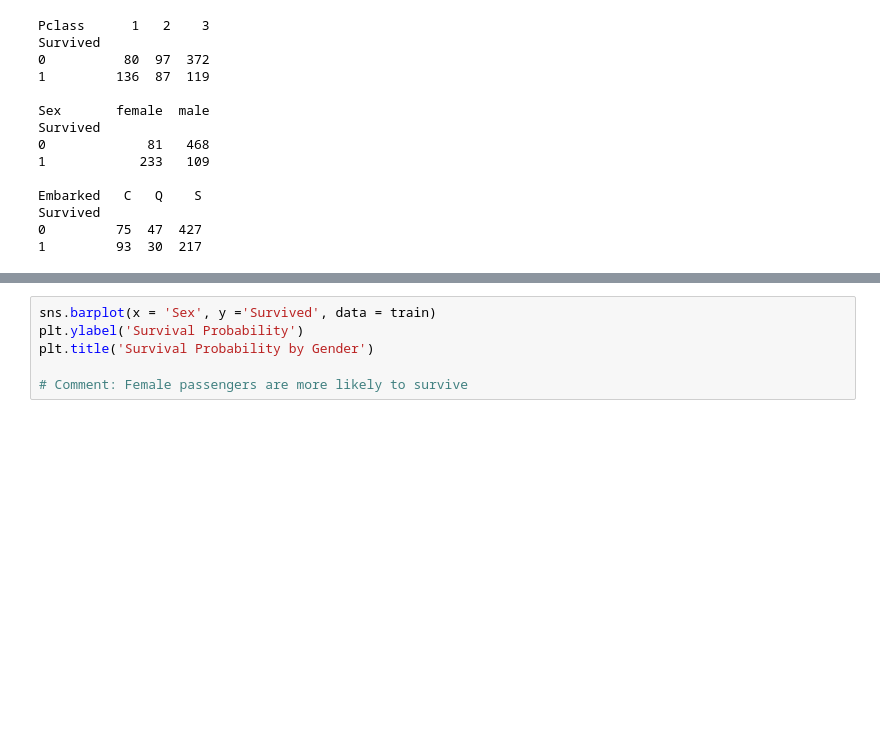
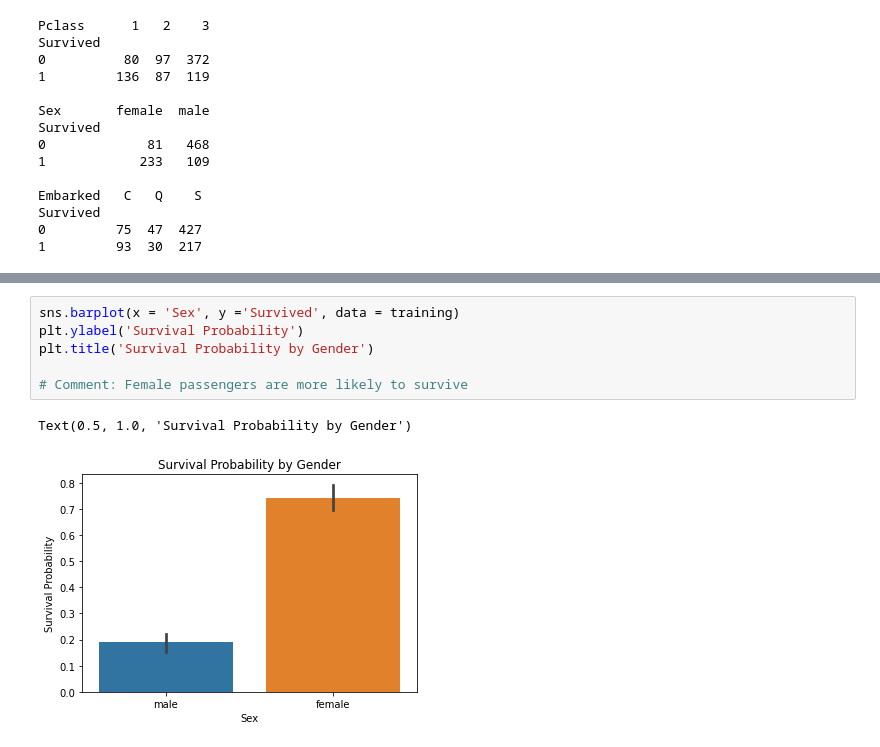
Before and after one commit to benpalay/TitanicSE, a Jupyter notebook: draft2.ipynb, the cells around one changed output, grey strips where cells are left out. Cells and saved outputs as stored; diff of their text form; blank space fills up the shorter version.

```diff
--- a/draft2.ipynb
+++ b/draft2.ipynb
@@ -151,9 +158,12 @@ training[['Sex', 'Survived']].groupby('Sex', as_index = False).mean().sort_value
 # %%
-sns.barplot(x = 'Sex', y ='Survived', data = train)
+sns.barplot(x = 'Sex', y ='Survived', data = training)
 plt.ylabel('Survival Probability')
 plt.title('Survival Probability by Gender')
 
 # Comment: Female passengers are more likely to survive
+# %% [output]
+Text(0.5, 1.0, 'Survival Probability by Gender')
+[figure, added]
 # %%
 # Value counts of the Pclass column
 
```
Also changed, not shown: parts of 18 cells of this notebook.
